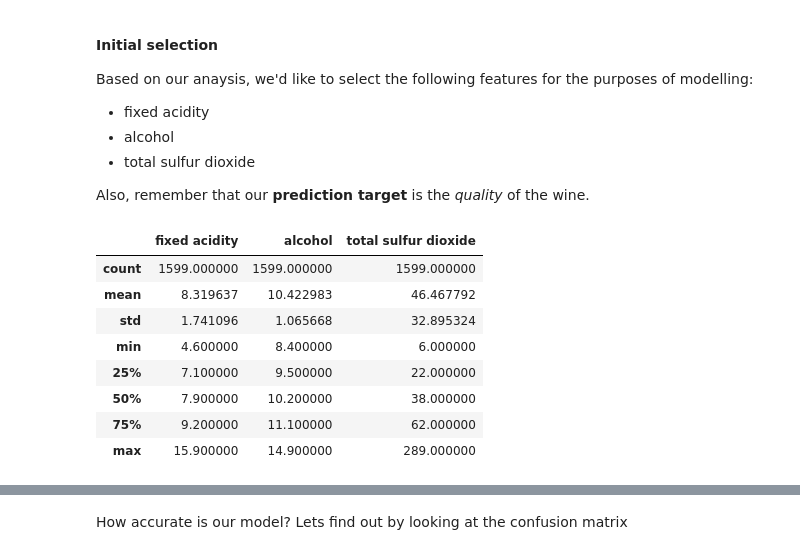
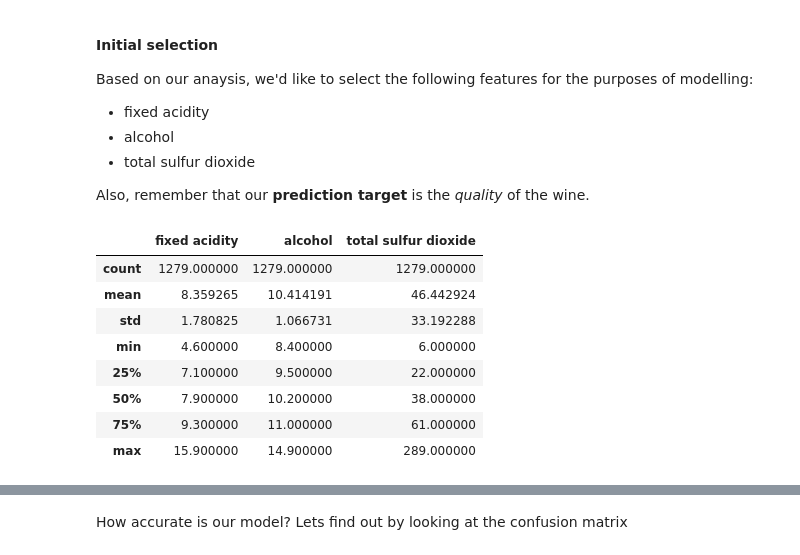
Before and after one commit to shauryashaurya/ML_Intro, a Jupyter notebook: Decision Trees.ipynb, the cells around one changed output, grey strips where cells are left out. Cells and saved outputs as stored; diff of their text form; code cells hidden in the pictures.

```diff
--- a/Decision Trees.ipynb
+++ b/Decision Trees.ipynb
@@ -183,0 +170,8 @@ red_wine_data["quality"].kurt()
+# %%
+import numpy as np
+from sklearn.model_selection import train_test_split
+
+# split data into 80:20 - we use 80% of data to train and 20% to test our model
+red_wine_train_data, red_wine_test_data = train_test_split(red_wine_data, test_size=0.2)
+print(len(red_wine_train_data), len(red_wine_test_data))
+# red_wine_test_data.describe()
@@ -251,24 +248,21 @@ Based on our anaysis, we'd like to select the following features for the purpose
 Also, remember that our **prediction target** is the *quality* of the wine.
 # %%
 # prediction target or 'y'
-y = red_wine_data['quality']
-# can also be
-# y = range(1:10)
-# print (y)
-# print (type(y))
+y = red_wine_train_data['quality']
+
 # chosen features
 interesting_features = ['fixed acidity','alcohol','total sulfur dioxide']
-X = red_wine_data[interesting_features]
+X = red_wine_train_data[interesting_features]
 # want to look at X?
 # X.head()
 X.describe()
 # %% [output]
 |  | fixed acidity | alcohol | total sulfur dioxide |
-| count | 1599.000000 | 1599.000000 | 1599.000000 |
-| mean | 8.319637 | 10.422983 | 46.467792 |
-| std | 1.741096 | 1.065668 | 32.895324 |
+| count | 1279.000000 | 1279.000000 | 1279.000000 |
+| mean | 8.359265 | 10.414191 | 46.442924 |
+| std | 1.780825 | 1.066731 | 33.192288 |
 | min | 4.600000 | 8.400000 | 6.000000 |
 | 25% | 7.100000 | 9.500000 | 22.000000 |
 | 50% | 7.900000 | 10.200000 | 38.000000 |
-| 75% | 9.200000 | 11.100000 | 62.000000 |
+| 75% | 9.300000 | 11.000000 | 61.000000 |
 | max | 15.900000 | 14.900000 | 289.000000 |
```
Also changed, not shown: parts of 15 cells of this notebook.
